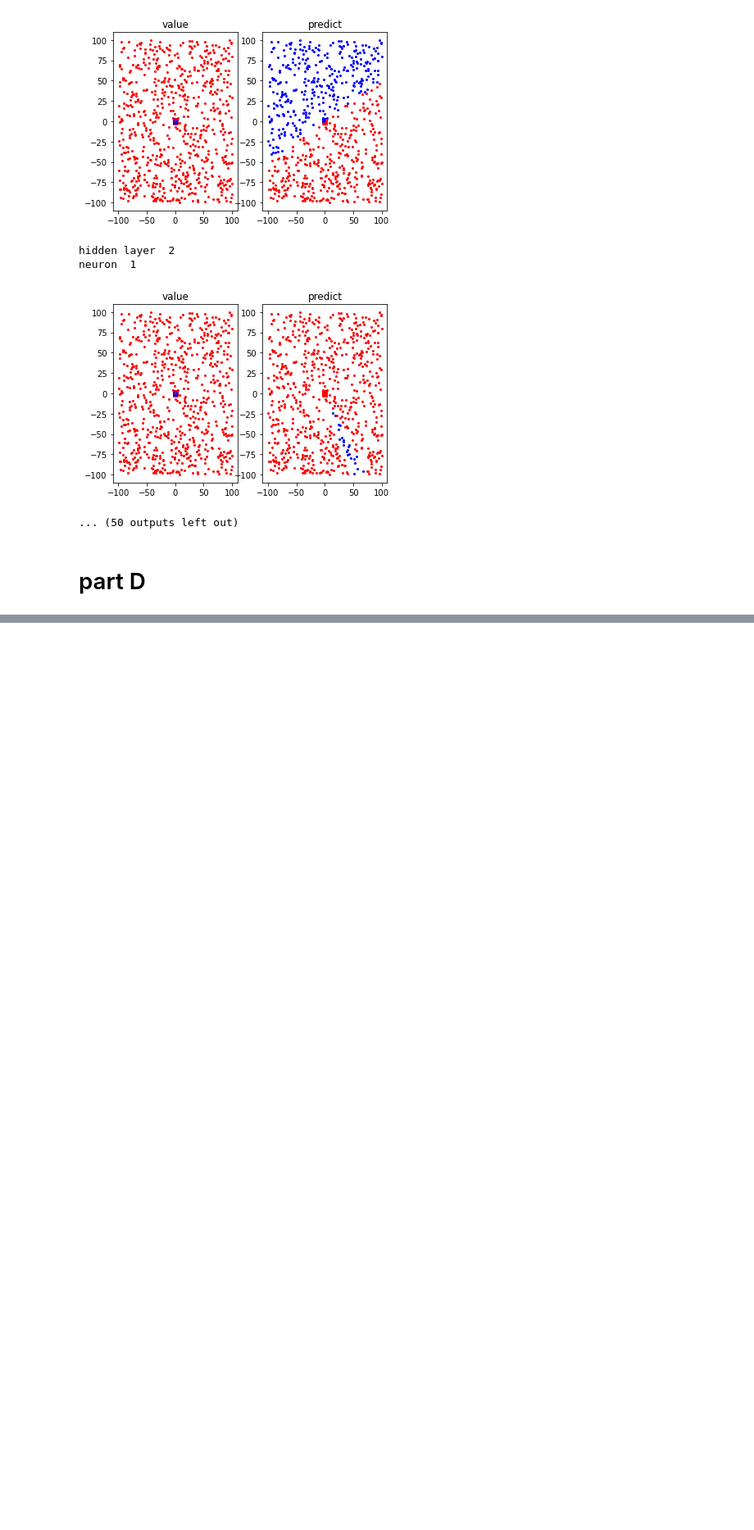
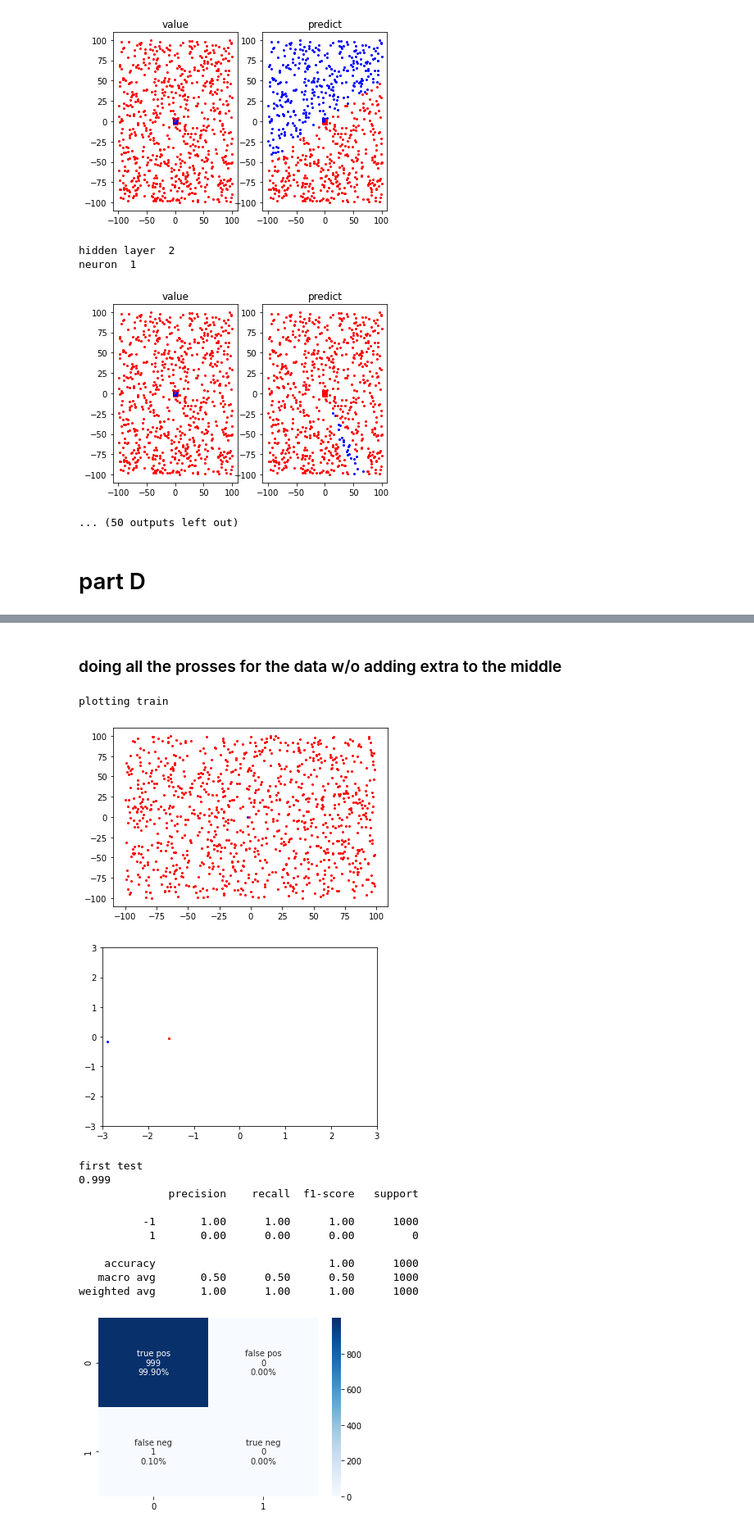
Before and after one commit to TaliaSeada/NeuroComputation_firstProject, a Jupyter notebook: C_D/C D.ipynb, the cells around one changed output, grey strips where cells are left out. Shown at 82% size. Cells and saved outputs as stored; diff of their text form; code cells hidden in the pictures; blank space fills up the shorter version.

```diff
--- a/C_D/C D.ipynb
+++ b/C_D/C D.ipynb
@@ -675,3 +674,5 @@ weighted avg       0.90      0.84      0.86      1000
 # 132 epoch every 22 divide by 2 lr
 
 # 0.842
+# %% [markdown]
+### doing all the prosses for the data w/o adding extra to the middle
@@ -677,0 +703,47 @@ weighted avg       0.90      0.84      0.86      1000
+# %%
+# switched train to data that had a dot in the area
+
+
+trainb = build_data_partB1(3)
+netb1=NeuralNetwork(0.01,trainb,(5,10,10,5))
+netb1.fit()
+print("plotting train")
+plotting_train1(trainb)
+
+
+print("first test")
+first_testb = build_data_partB1(9)
+test_yb=first_testb[["value"]]
+pred1=netb1.predict(first_testb)
+print(netb1.score(first_testb,pred1))
+con_mat1 = confusion_matrix(pred1,test_yb)
+confussion_matrix(con_mat1)
+print(classification_report(test_yb, pred1))
+plotting_test(first_testb)
+
+
+
+print("second test")
+second_testb = build_data_partB1(7)
+test_yb=second_testb[["value"]]
+pred2=netb1.predict(second_testb)
+print(netb1.score(second_testb,pred2))
+con_mat2 = confusion_matrix(pred2,test_yb)
+confussion_matrix(con_mat2)
+print(classification_report(test_yb, pred2))
+plotting_test(second_testb)
+# %% [output]
+plotting train
+[figure, added]
+[figure, added]
+first test
+0.999
+              precision    recall  f1-score   support
+
+          -1       1.00      1.00      1.00      1000
+           1       0.00      0.00      0.00         0
+
+    accuracy                           1.00      1000
+   macro avg       0.50      0.50      0.50      1000
+weighted avg       1.00      1.00      1.00      1000
+[figure, added]
```
Also changed, not shown: parts of 12 cells of this notebook.
